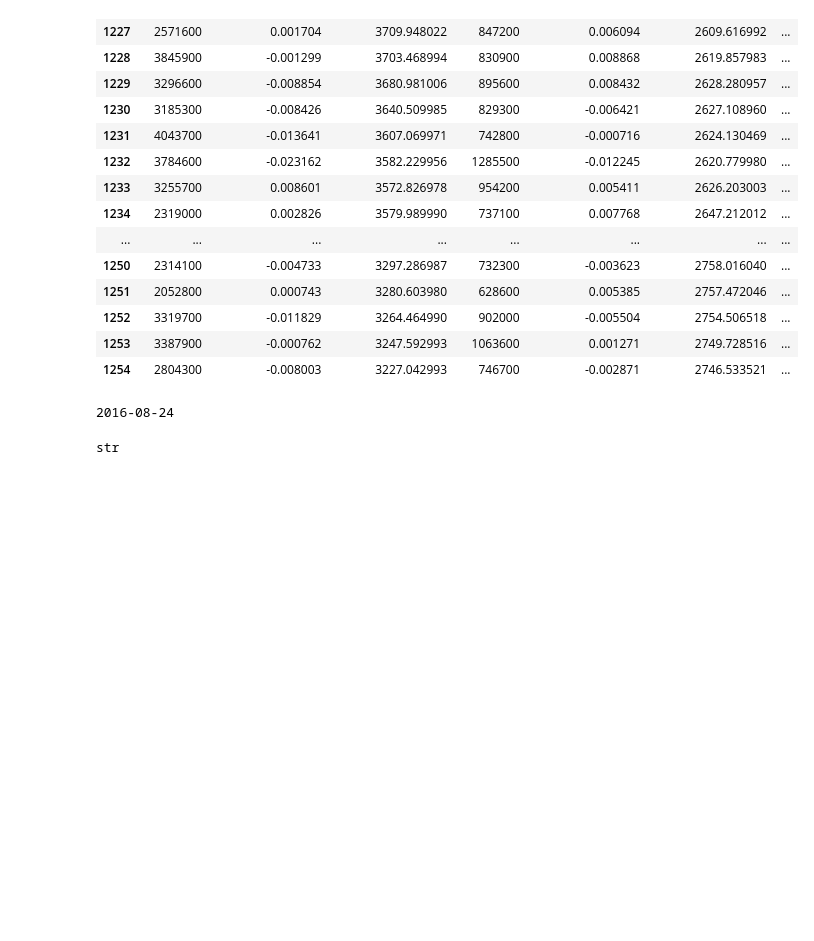
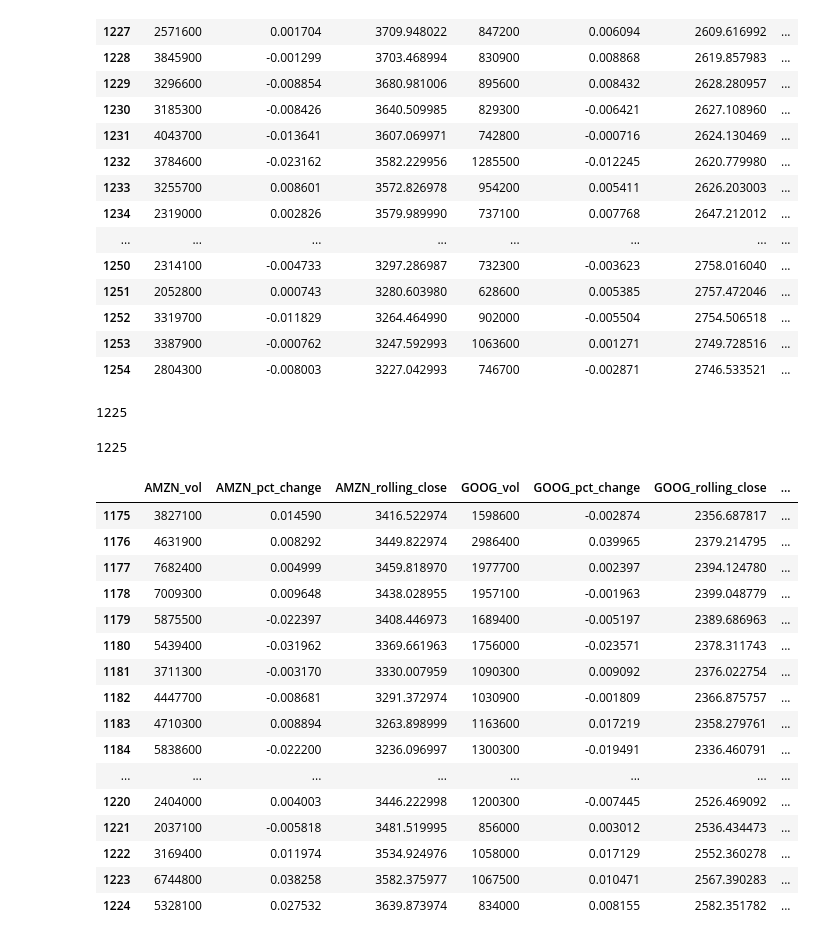
Before and after one commit to seantanken/GalvanizeRepo, a Jupyter notebook: stock_analyzer/data_prep.ipynb, the cells around one changed output. Drawn from its saved outputs; the diff is of its cells as text; code cells hidden in the pictures; blank space fills up the shorter version.

```diff
--- a/stock_analyzer/data_prep.ipynb
+++ b/stock_analyzer/data_prep.ipynb
@@ -100,9 +100,3 @@ prepped_stock_df.tail(30)
 | 1254 | 2804300 | -0.008003 | 3227.042993 | 746700 | -0.002871 | 2746.533521 | ... |
 # %%
 prepped_stock_df.to_csv(path_or_buf='C:/Users/seant/stock_analyzer/capstone_3/data/prepped_stock_df.csv')
-# %%
-print(prepped_stock_df.loc[0, 'date_origin'])
-type(prepped_stock_df.loc[0, 'date_origin'])
-# %% [output]
-2016-08-24
-str
@@ -108,0 +106,37 @@ str
+# %%
+data.index[data['date_origin'] == date][0]
+# %% [output]
+1225
+# %%
+date = f'2021-{month}-{day}'
+data = prepped_stock_df.copy()
+
+if data['date_origin'].str.contains(date).any():
+    end_idx = data.index[data['date_origin'] == date][0]
+    print(end_idx)
+    start_idx = end_idx - 50
+    result = data.iloc[start_idx:end_idx]
+else:
+    result = f'{date} is not a valid stock trading day or no data was collected for this day.'
+# %% [output]
+1225
+# %%
+result
+# %% [output]
+|  | AMZN_vol | AMZN_pct_change | AMZN_rolling_close | GOOG_vol | GOOG_pct_change | GOOG_rolling_close | ... |
+| 1175 | 3827100 | 0.014590 | 3416.522974 | 1598600 | -0.002874 | 2356.687817 | ... |
+| 1176 | 4631900 | 0.008292 | 3449.822974 | 2986400 | 0.039965 | 2379.214795 | ... |
+| 1177 | 7682400 | 0.004999 | 3459.818970 | 1977700 | 0.002397 | 2394.124780 | ... |
+| 1178 | 7009300 | 0.009648 | 3438.028955 | 1957100 | -0.001963 | 2399.048779 | ... |
+| 1179 | 5875500 | -0.022397 | 3408.446973 | 1689400 | -0.005197 | 2389.686963 | ... |
+| 1180 | 5439400 | -0.031962 | 3369.661963 | 1756000 | -0.023571 | 2378.311743 | ... |
+| 1181 | 3711300 | -0.003170 | 3330.007959 | 1090300 | 0.009092 | 2376.022754 | ... |
+| 1182 | 4447700 | -0.008681 | 3291.372974 | 1030900 | -0.001809 | 2366.875757 | ... |
+| 1183 | 4710300 | 0.008894 | 3263.898999 | 1163600 | 0.017219 | 2358.279761 | ... |
+| 1184 | 5838600 | -0.022200 | 3236.096997 | 1300300 | -0.019491 | 2336.460791 | ... |
+| ... | ... | ... | ... | ... | ... | ... | ... |
+| 1220 | 2404000 | 0.004003 | 3446.222998 | 1200300 | -0.007445 | 2526.469092 | ... |
+| 1221 | 2037100 | -0.005818 | 3481.519995 | 856000 | 0.003012 | 2536.434473 | ... |
+| 1222 | 3169400 | 0.011974 | 3534.924976 | 1058000 | 0.017129 | 2552.360278 | ... |
+| 1223 | 6744800 | 0.038258 | 3582.375977 | 1067500 | 0.010471 | 2567.390283 | ... |
+| 1224 | 5328100 | 0.027532 | 3639.873974 | 834000 | 0.008155 | 2582.351782 | ... |
```
Also changed, not shown: parts of 1 cell of this notebook, 4 other files.
